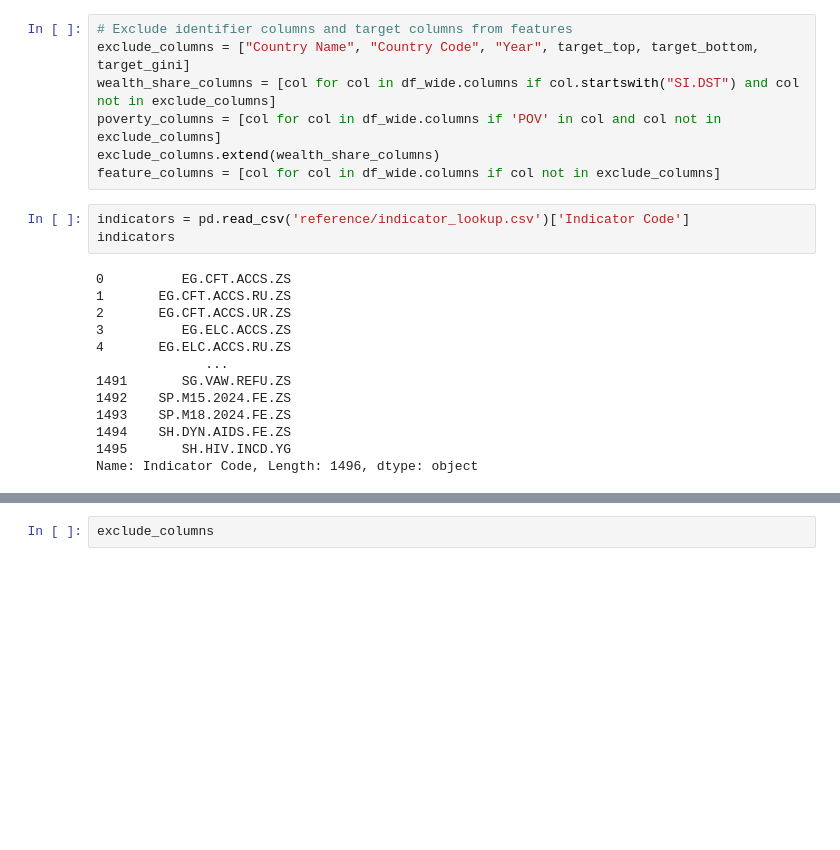
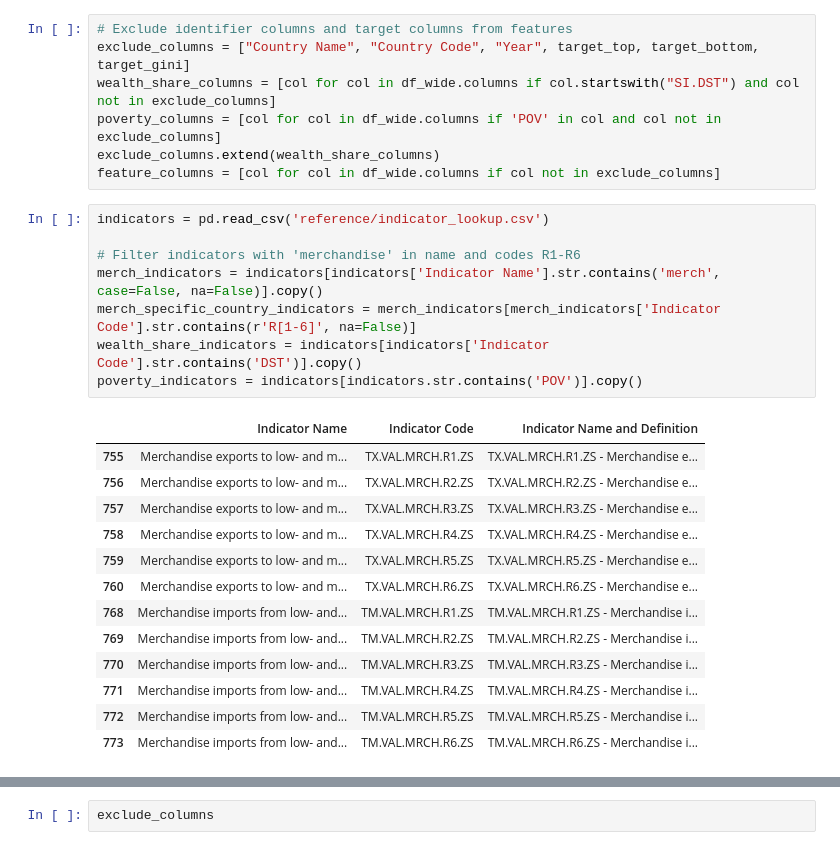
Before and after one commit to garrettwflowers/wdi-income-inequality, a Jupyter notebook: transform_data.ipynb, the cells around one changed output, grey strips where cells are left out. Saved outputs shown, nothing was run; the diff lists cells and outputs as text; blank space fills up the shorter version.

```diff
--- a/transform_data.ipynb
+++ b/transform_data.ipynb
@@ -63,19 +98,25 @@ poverty_columns = [col for col in df_wide.columns if 'POV' in col and col not in
 exclude_columns.extend(wealth_share_columns)
 feature_columns = [col for col in df_wide.columns if col not in exclude_columns]
 # %%
-indicators = pd.read_csv('reference/indicator_lookup.csv')['Indicator Code']
-indicators
+indicators = pd.read_csv('reference/indicator_lookup.csv')
+
+# Filter indicators with 'merchandise' in name and codes R1-R6
+merch_indicators = indicators[indicators['Indicator Name'].str.contains('merch', case=False, na=False)].copy()
+merch_specific_country_indicators = merch_indicators[merch_indicators['Indicator Code'].str.contains(r'R[1-6]', na=False)]
+wealth_share_indicators = indicators[indicators['Indicator Code'].str.contains('DST')].copy()
+poverty_indicators = indicators[indicators.str.contains('POV')].copy()
 # %% [output]
-0          EG.CFT.ACCS.ZS
-1       EG.CFT.ACCS.RU.ZS
-2       EG.CFT.ACCS.UR.ZS
-3          EG.ELC.ACCS.ZS
-4       EG.ELC.ACCS.RU.ZS
-              ...
-1491       SG.VAW.REFU.ZS
-1492    SP.M15.2024.FE.ZS
-1493    SP.M18.2024.FE.ZS
-1494    SH.DYN.AIDS.FE.ZS
-1495       SH.HIV.INCD.YG
-Name: Indicator Code, Length: 1496, dtype: object
+|  | Indicator Name | Indicator Code | Indicator Name and Definition |
+| 755 | Merchandise exports to low- and m... | TX.VAL.MRCH.R1.ZS | TX.VAL.MRCH.R1.ZS - Merchandise e... |
+| 756 | Merchandise exports to low- and m... | TX.VAL.MRCH.R2.ZS | TX.VAL.MRCH.R2.ZS - Merchandise e... |
+| 757 | Merchandise exports to low- and m... | TX.VAL.MRCH.R3.ZS | TX.VAL.MRCH.R3.ZS - Merchandise e... |
+| 758 | Merchandise exports to low- and m... | TX.VAL.MRCH.R4.ZS | TX.VAL.MRCH.R4.ZS - Merchandise e... |
+| 759 | Merchandise exports to low- and m... | TX.VAL.MRCH.R5.ZS | TX.VAL.MRCH.R5.ZS - Merchandise e... |
+| 760 | Merchandise exports to low- and m... | TX.VAL.MRCH.R6.ZS | TX.VAL.MRCH.R6.ZS - Merchandise e... |
+| 768 | Merchandise imports from low- and... | TM.VAL.MRCH.R1.ZS | TM.VAL.MRCH.R1.ZS - Merchandise i... |
+| 769 | Merchandise imports from low- and... | TM.VAL.MRCH.R2.ZS | TM.VAL.MRCH.R2.ZS - Merchandise i... |
+| 770 | Merchandise imports from low- and... | TM.VAL.MRCH.R3.ZS | TM.VAL.MRCH.R3.ZS - Merchandise i... |
+| 771 | Merchandise imports from low- and... | TM.VAL.MRCH.R4.ZS | TM.VAL.MRCH.R4.ZS - Merchandise i... |
+| 772 | Merchandise imports from low- and... | TM.VAL.MRCH.R5.ZS | TM.VAL.MRCH.R5.ZS - Merchandise i... |
+| 773 | Merchandise imports from low- and... | TM.VAL.MRCH.R6.ZS | TM.VAL.MRCH.R6.ZS - Merchandise i... |
 # %%
```
Also changed, not shown: parts of 7 cells of this notebook, 6 other files.
